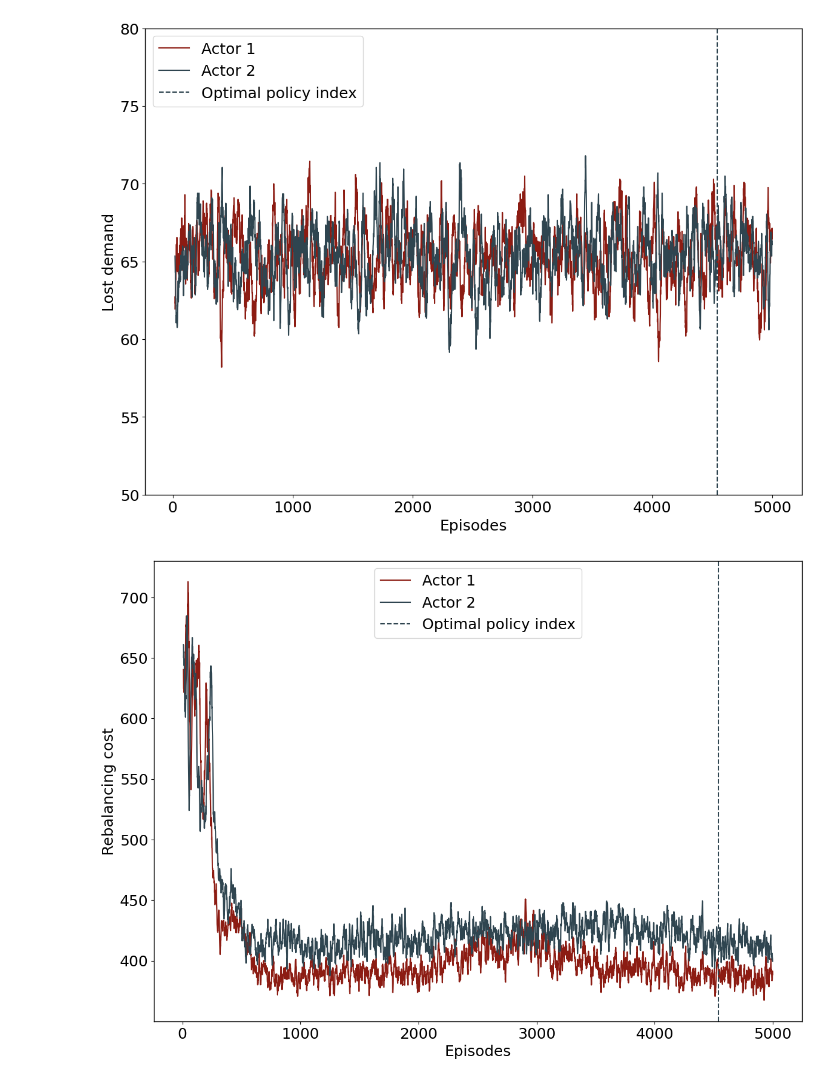
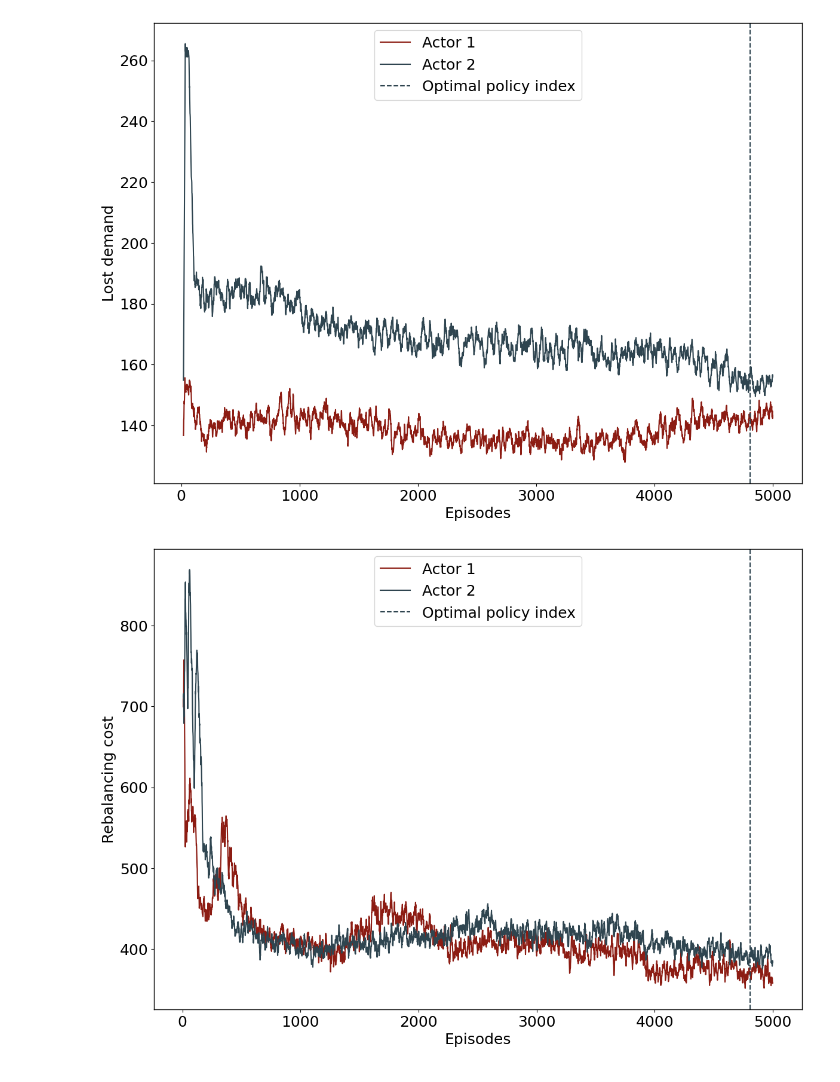
Before and after one commit to Jungar111/multi_agent_reinforcement_learning, a Jupyter notebook: notebooks/plots_for_thesis.ipynb, the cells around one changed output. Drawn from its saved outputs; the diff is of its cells as text; code cells hidden in the pictures.

```diff
--- a/notebooks/plots_for_thesis.ipynb
+++ b/notebooks/plots_for_thesis.ipynb
@@ -14,7 +14,7 @@ price_2 = "kind_green_thesis/master2023/zr0o7qdb"
 price_3 = "kind_green_thesis/master2023/71oa7i60"
 # %%
 api = wandb.Api()
-run = api.run(price_1)
+run = api.run(price_2)
 entries = []
 for obs in run.scan_history():
     entries.append(obs)
@@ -24,15 +24,14 @@ optimal_policy_idx = np.argmax(df["Best Reward"])
 # %%
 plt.plot(df["RL_1_SAC_bus_unmet_demand"].rolling(window=20).mean(), label="Actor 1")
 plt.plot(df["RL_2_SAC_bus_unmet_demand"].rolling(window=20).mean(), label="Actor 2")
 plt.axvline(x=optimal_policy_idx, color="#2F4550", linestyle='--', label="Optimal policy index")
 plt.xlabel("Episodes")
 plt.ylabel("Lost demand")
-plt.ylim((50,80))
 plt.legend()
 plt.savefig(f"figs/{run.name}_cancel_unmet_demand.png")
 plt.show()
 # %% [output]
-[figure, old version]
+[figure, new version]
 # %%
 plt.plot(df["RL_1_SAC_rebalancing_cost"].rolling(window=10).mean(), label="Actor 1")
 plt.plot(df["RL_2_SAC_rebalancing_cost"].rolling(window=10).mean(), label="Actor 2")
@@ -43,7 +42,7 @@ plt.legend()
 plt.savefig(f"figs/{run.name}_rebalancing.png")
 plt.show()
 # %% [output]
-[figure, old version]
+[figure, new version]
 # %%
 plt.plot(df["RL_1_SAC_reward"].rolling(window=10).mean(), label="Actor 1")
 plt.plot(df["RL_2_SAC_reward"].rolling(window=10).mean(), label="Actor 2")
```
Also changed, not shown: parts of 5 cells of this notebook.
